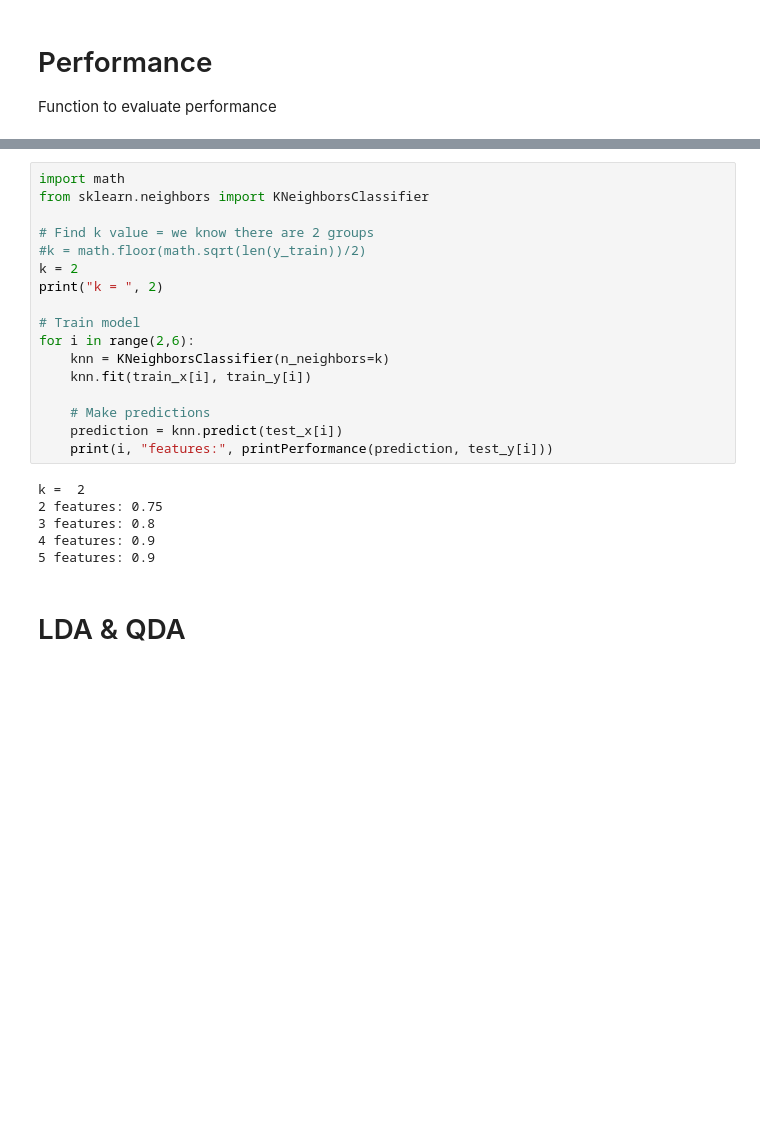
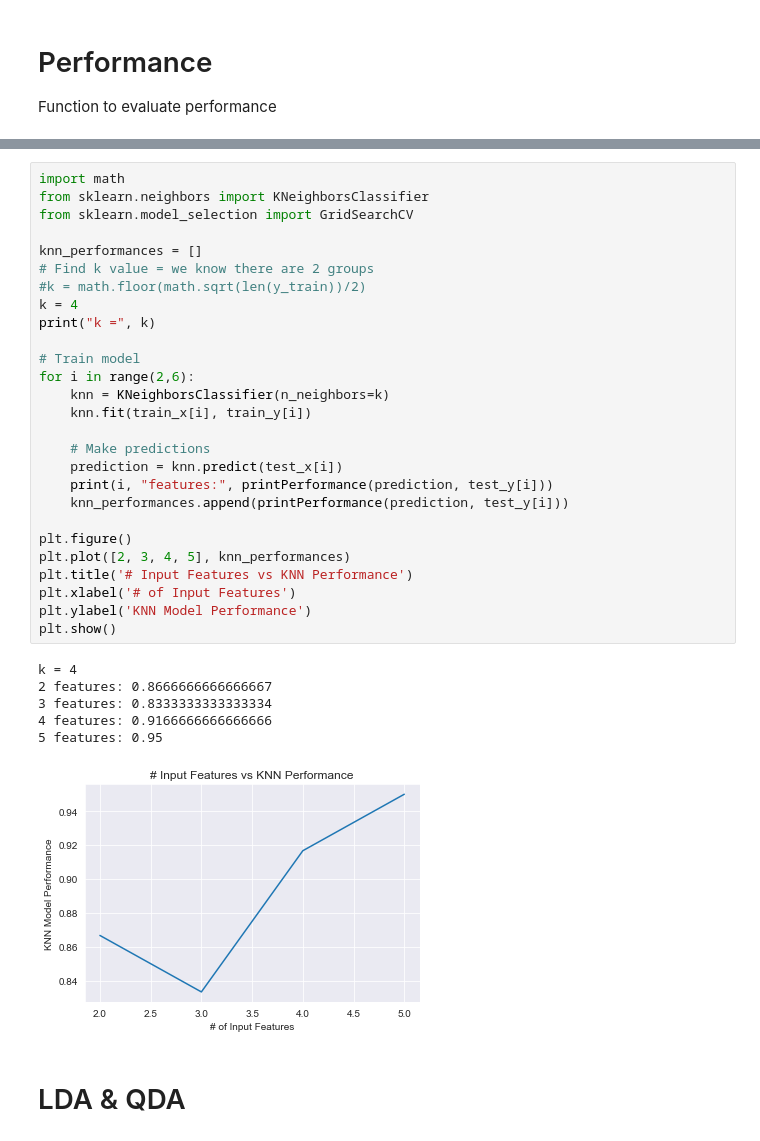
Before and after one commit to keshvim/ml-project, a Jupyter notebook: ml-project.ipynb, the cells around one changed output, grey strips where cells are left out. Drawn from its saved outputs; the diff is of its cells as text; blank space fills up the shorter version.

```diff
--- a/ml-project.ipynb
+++ b/ml-project.ipynb
@@ -271,25 +306,36 @@ plt.show()
 # %%
 import math
 from sklearn.neighbors import KNeighborsClassifier
+from sklearn.model_selection import GridSearchCV
 
+knn_performances = []
 # Find k value = we know there are 2 groups
 #k = math.floor(math.sqrt(len(y_train))/2)
-k = 2
-print("k = ", 2)
+k = 4
+print("k =", k)
 
 # Train model
 for i in range(2,6):
     knn = KNeighborsClassifier(n_neighbors=k)
     knn.fit(train_x[i], train_y[i])
 
     # Make predictions
     prediction = knn.predict(test_x[i])
     print(i, "features:", printPerformance(prediction, test_y[i]))
+    knn_performances.append(printPerformance(prediction, test_y[i]))
+
+plt.figure()
+plt.plot([2, 3, 4, 5], knn_performances)
+plt.title('# Input Features vs KNN Performance')
+plt.xlabel('# of Input Features')
+plt.ylabel('KNN Model Performance')
+plt.show()
 # %% [output]
-k =  2
-2 features: 0.75
-3 features: 0.8
-4 features: 0.9
-5 features: 0.9
+k = 4
+2 features: 0.8666666666666667
+3 features: 0.8333333333333334
+4 features: 0.9166666666666666
+5 features: 0.95
+[figure, added]
 # %% [markdown]
 # LDA & QDA
```
Also changed, not shown: parts of 13 cells of this notebook, 4 other files.
